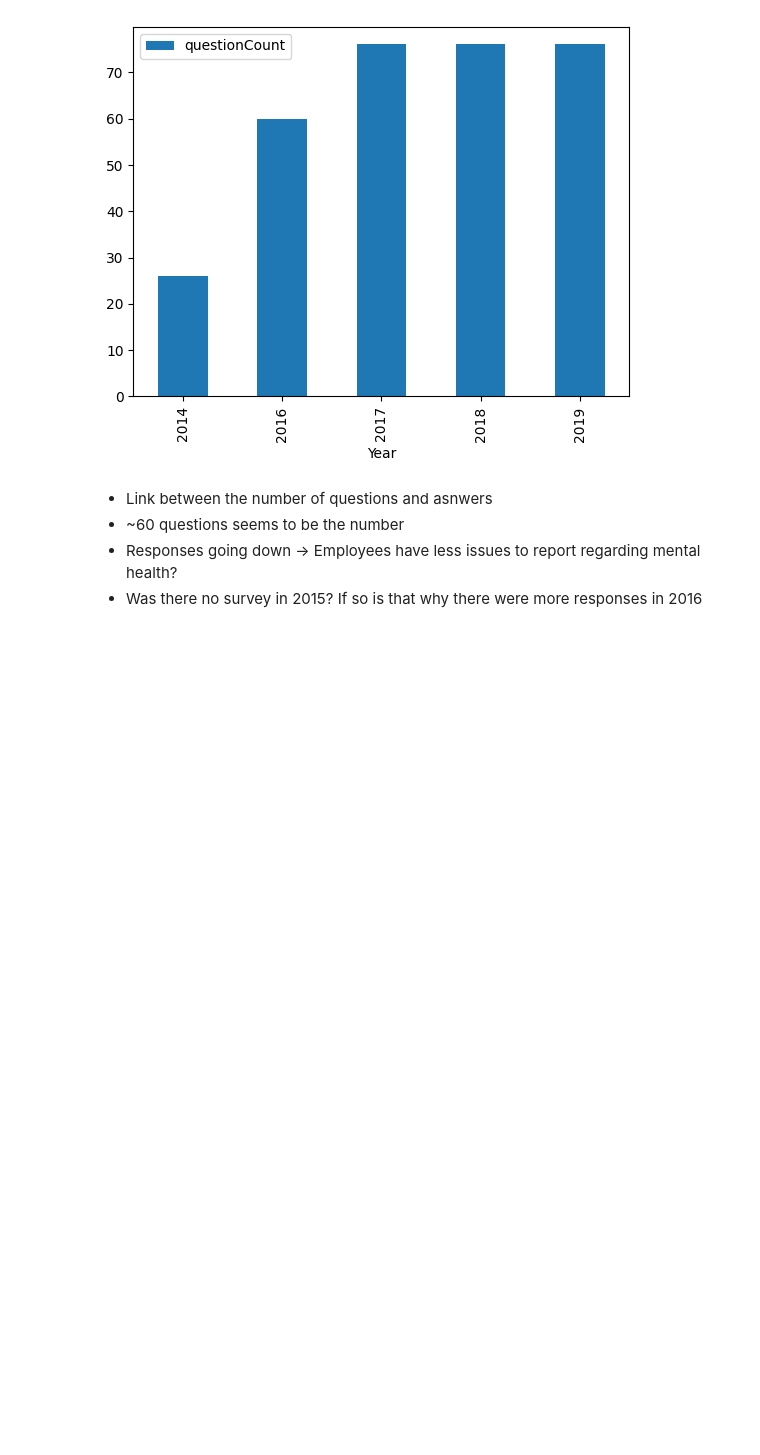
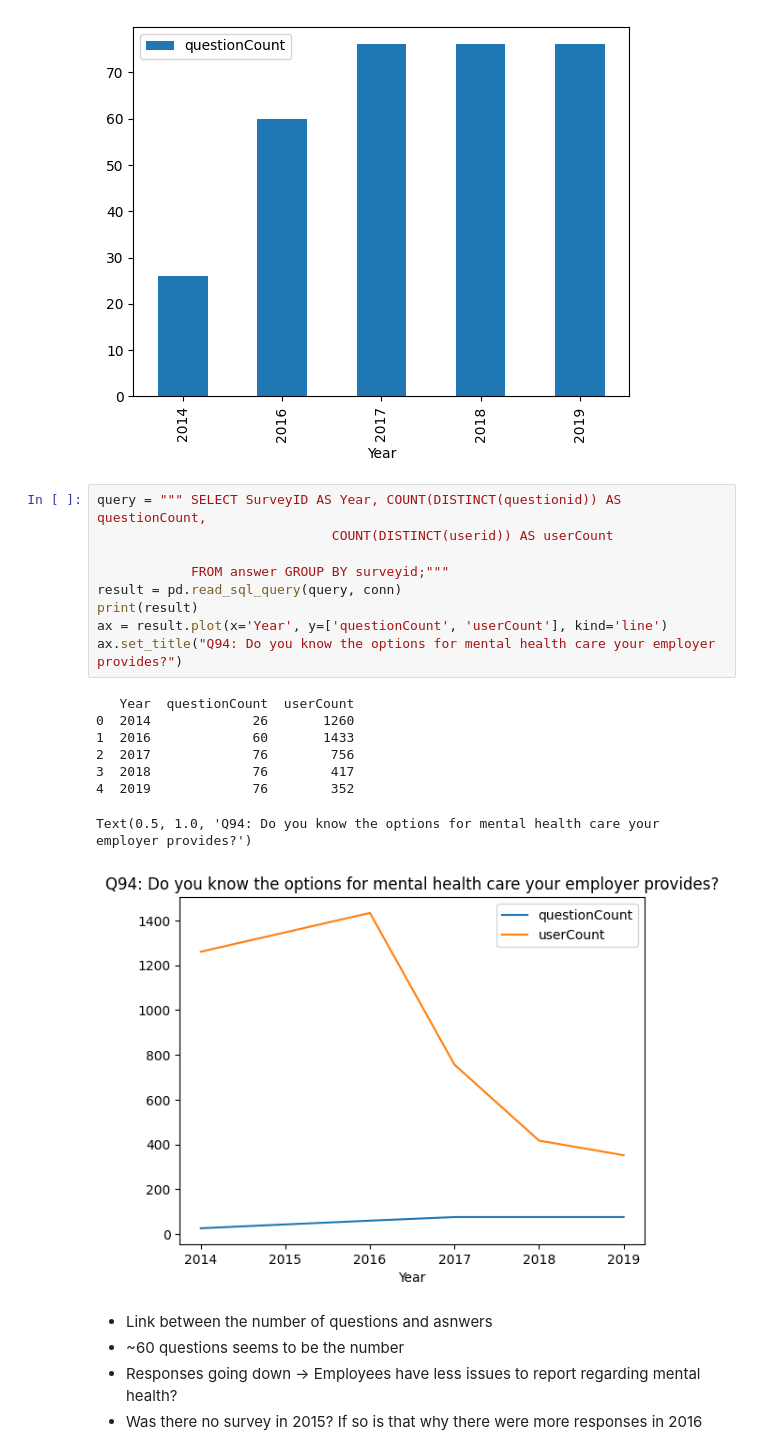
Before and after one commit to Itsamesamir/COMP0031, a Jupyter notebook: mentalHealth/analysis.ipynb, the cells around one changed output. Cells and saved outputs as stored; diff of their text form; blank space fills up the shorter version.

```diff
--- a/mentalHealth/analysis.ipynb
+++ b/mentalHealth/analysis.ipynb
@@ -35,6 +43,24 @@ result.plot(x='Year', y='questionCount', kind='bar')
 4  2019             76
 <Axes: xlabel='Year'>
 [figure]
+# %%
+query = """ SELECT SurveyID AS Year, COUNT(DISTINCT(questionid)) AS questionCount,
+                              COUNT(DISTINCT(userid)) AS userCount
+
+            FROM answer GROUP BY surveyid;"""
+result = pd.read_sql_query(query, conn)
+print(result)
+ax = result.plot(x='Year', y=['questionCount', 'userCount'], kind='line')
+ax.set_title("Q94: Do you know the options for mental health care your employer provides?")
+# %% [output]
+   Year  questionCount  userCount
+0  2014             26       1260
+1  2016             60       1433
+2  2017             76        756
+3  2018             76        417
+4  2019             76        352
+Text(0.5, 1.0, 'Q94: Do you know the options for mental health care your employer provides?')
+[figure, added]
 # %% [markdown]
 - Link between the number of questions and asnwers
 - ~60 questions seems to be the number
```
Also changed, not shown: parts of 8 cells of this notebook.
